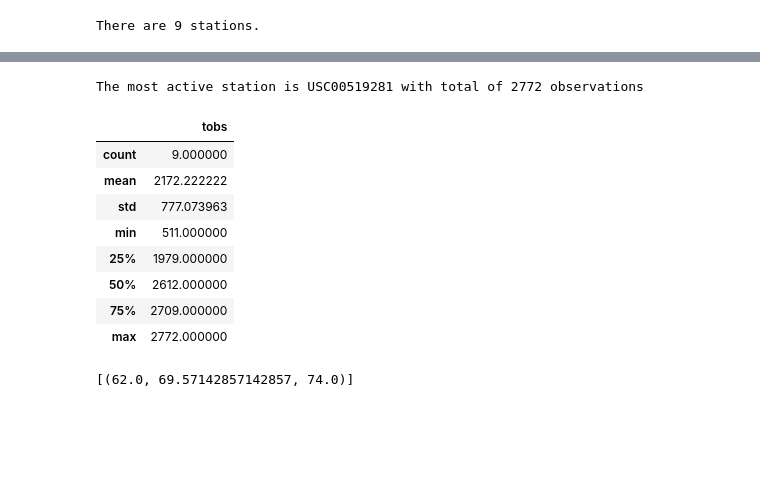
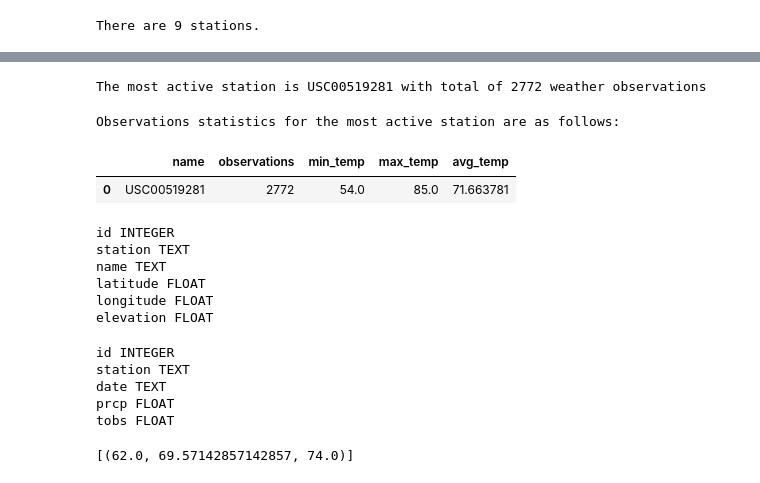
Before and after one commit to salizadeh10/Surfs-Up, a Jupyter notebook: climate_analysis.ipynb, the cells around one changed output, grey strips where cells are left out. Saved outputs shown, nothing was run; the diff lists cells and outputs as text; code cells hidden in the pictures; blank space fills up the shorter version.

Commit message:
Completed through most active station analysis

```diff
--- a/climate_analysis.ipynb
+++ b/climate_analysis.ipynb
@@ -149,10 +149,11 @@ print("There are {} stations.".format(number_of_stations))
 There are 9 stations.
 # %%
 # What are the most active stations?
-most_active_stations = session.query(Measurement.station, func.count(Measurement.tobs)).\
-                    group_by(Measurement.station).\
-                    order_by(func.count(Measurement.tobs).desc()).all()
+most_active_stations = session.query(Measurement.station, func.count(Measurement.tobs), func.min(Measurement.tobs),\
+                        func.max(Measurement.tobs), func.avg(Measurement.tobs)).\
+                        group_by(Measurement.station).\
+                        order_by(func.count(Measurement.tobs).desc()).all()
 
 # Save the query results as a Pandas DataFrame and set the index to the date column
-busiest_df = pd.DataFrame(most_active_stations[:], columns = ["name", "tobs"]).dropna()
-busiest_df.head()
+busiest_df = pd.DataFrame(most_active_stations[:],\
+                          columns = ["name", "observations", "min_temp", "max_temp", "avg_temp"]).dropna()
@@ -166,24 +160,41 @@ busiest_df.head()
 # %%
-busist = busiest_df.loc[busiest_df["tobs"].idxmax()]
+busist = busiest_df.loc[busiest_df["observations"].idxmax()]
 print("The most active station is " + busist["name"] + " with total of " +
-      str(busist["tobs"]) + " observations" )
+      str(busist["observations"]) + " weather observations" )
 # %% [output]
-The most active station is USC00519281 with total of 2772 observations
+The most active station is USC00519281 with total of 2772 weather observations
 # %%
 # Using the station id from the previous query, calculate the lowest temperature recorded,
 # highest temperature recorded, and average temperature most active station?
-
-busiest_df.describe()
+print("Observations statistics for the most active station are as follows:")
+busiest_df.head(1)
 # %% [output]
+Observations statistics for the most active station are as follows:
-|  | tobs |
-| count | 9.000000 |
-| mean | 2172.222222 |
-| std | 777.073963 |
-| min | 511.000000 |
-| 25% | 1979.000000 |
-| 50% | 2612.000000 |
-| 75% | 2709.000000 |
-| max | 2772.000000 |
+|  | name | observations | min_temp | max_temp | avg_temp |
+| 0 | USC00519281 | 2772 | 54.0 | 85.0 | 71.663781 |
+# %%
+# Get a list of column names and types for station table
+columns = inspector.get_columns('station')
+for c in columns:
+    print(c['name'], c["type"])
+# %% [output]
+id INTEGER
+station TEXT
+name TEXT
+latitude FLOAT
+longitude FLOAT
+elevation FLOAT
+# %%
+# Get a list of column names and types for measurment table
+columns = inspector.get_columns('measurement')
+for c in columns:
+    print(c['name'], c["type"])
+# %% [output]
+id INTEGER
+station TEXT
+date TEXT
+prcp FLOAT
+tobs FLOAT
 # %%
 # Choose the station with the highest number of temperature observations.
 # Query the last 12 months of temperature observation data for this station and plot the results as a histogram
```
Also changed, not shown: parts of 3 cells of this notebook.
